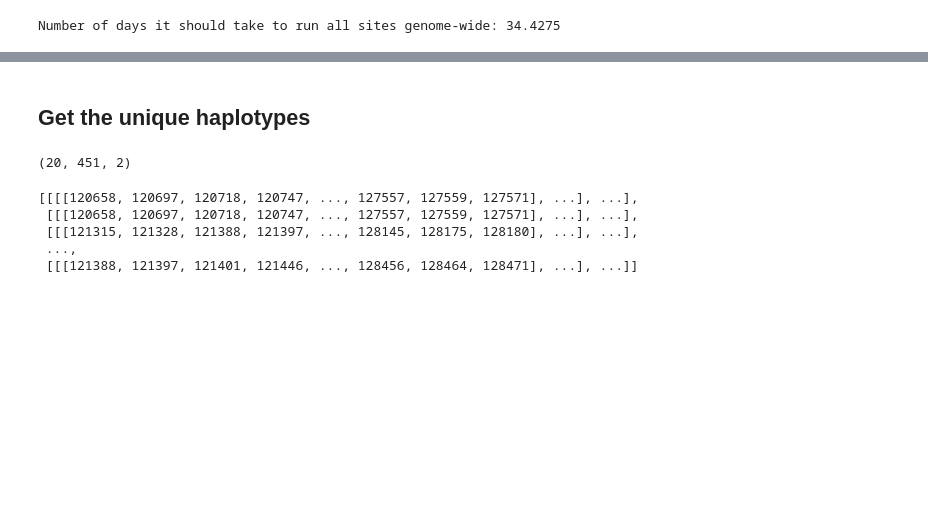
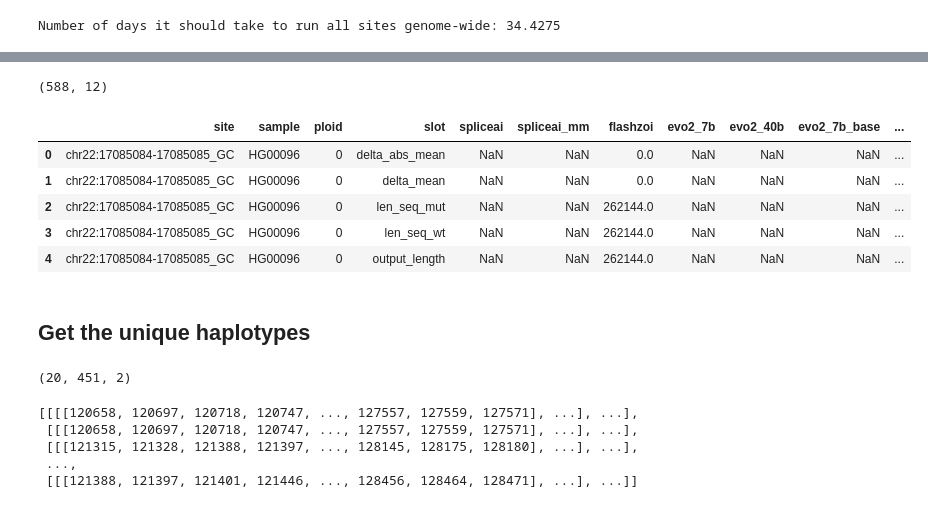
Before and after one commit to bschilder/VEP_DNA, a Jupyter notebook: notebooks/vep_dna_pipeline.ipynb, the cells around one changed output, grey strips where cells are left out. Cells and saved outputs as stored; diff of their text form; code cells hidden in the pictures; blank space fills up the shorter version.

```diff
--- a/notebooks/vep_dna_pipeline.ipynb
+++ b/notebooks/vep_dna_pipeline.ipynb
@@ -448,4 +443,10 @@ torch.set_default_device("cuda:1")
 bed = cv.read_bed("data/UTR/clinvar_utr_snv.bed.gz")
 
 # Run VEP pipeline for 1KG dataset (all chromosomes)
-xr_ds = vp.vep_pipeline_onekg(bed=bed, all_models=["spliceai_mm"])
+xr_ds = vp.vep_pipeline_onekg(bed=bed,
+                              limit_chroms=2,
+                              limit_samples=20,
+                              limit_sites=2,
+                              force_vep=2,
+                            #   checkpoint_frequency="ploid",
+                              run_models=["flashzoi"])
@@ -452,3 +488,16 @@ xr_ds = vp.vep_pipeline_onekg(bed=bed, all_models=["spliceai_mm"])
+# %%
+xr_vep =  xr_ds.where(xr_ds.notnull())
+vep_df = xr_vep.to_dataframe().dropna(subset=["flashzoi"]).reset_index()
+print(vep_df.shape)
+vep_df.head()
+# %% [output]
+(588, 12)
+|  | site | sample | ploid | slot | spliceai | spliceai_mm | flashzoi | evo2_7b | evo2_40b | evo2_7b_base | ... |
+| 0 | chr22:17085084-17085085_GC | HG00096 | 0 | delta_abs_mean | NaN | NaN | 0.0 | NaN | NaN | NaN | ... |
+| 1 | chr22:17085084-17085085_GC | HG00096 | 0 | delta_mean | NaN | NaN | 0.0 | NaN | NaN | NaN | ... |
+| 2 | chr22:17085084-17085085_GC | HG00096 | 0 | len_seq_mut | NaN | NaN | 262144.0 | NaN | NaN | NaN | ... |
+| 3 | chr22:17085084-17085085_GC | HG00096 | 0 | len_seq_wt | NaN | NaN | 262144.0 | NaN | NaN | NaN | ... |
+| 4 | chr22:17085084-17085085_GC | HG00096 | 0 | output_length | NaN | NaN | 262144.0 | NaN | NaN | NaN | ... |
 # %% [markdown]
 ## Get the unique haplotypes
 # %%
```
Also changed, not shown: parts of 13 cells of this notebook, 4 other files.
